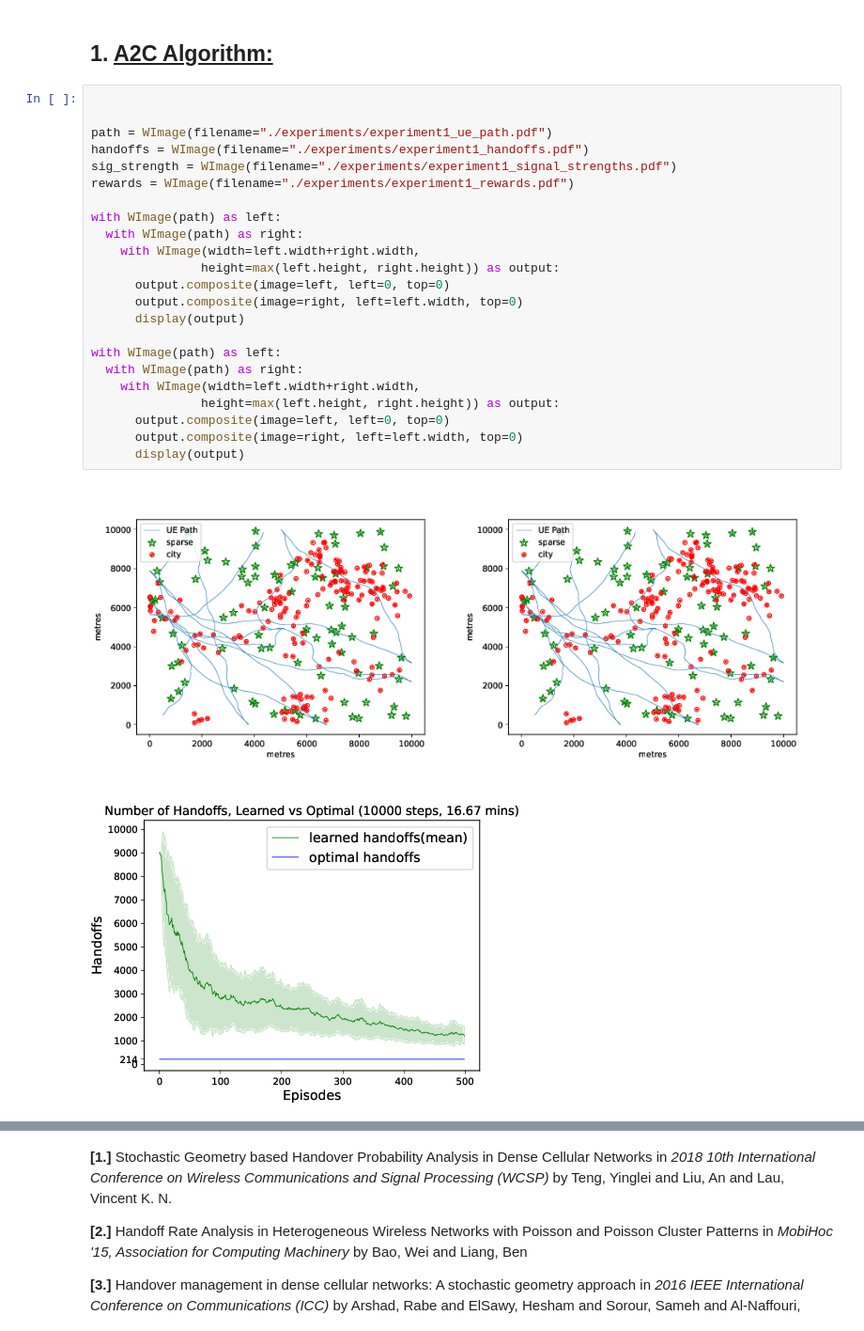
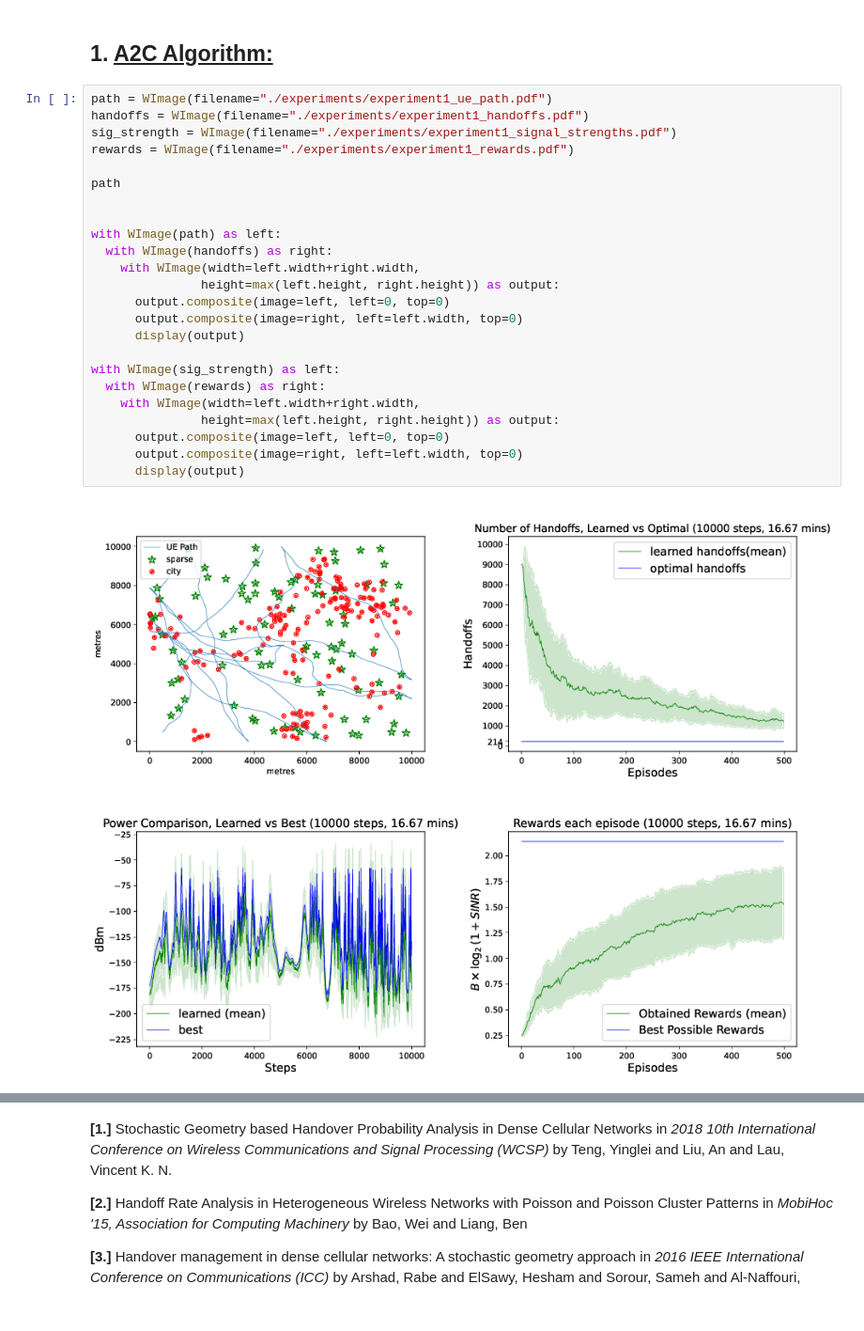
Before and after one commit to rbccps-iisc/theoretical_net_opt, a Jupyter notebook: empirical_results.ipynb, the cells around one changed output, grey strips where cells are left out. Shown at 94% size. Cells and saved outputs as stored; diff of their text form.

```diff
--- a/empirical_results.ipynb
+++ b/empirical_results.ipynb
@@ -51,28 +57,29 @@ The RL learning algorithms we specifically focus on are:
 # %% [markdown]
 ##  1. <u> A2C Algorithm: </u>
 # %%
-
-
 path = WImage(filename="./experiments/experiment1_ue_path.pdf")
 handoffs = WImage(filename="./experiments/experiment1_handoffs.pdf")
 sig_strength = WImage(filename="./experiments/experiment1_signal_strengths.pdf")
 rewards = WImage(filename="./experiments/experiment1_rewards.pdf")
 
+path
+
+
 with WImage(path) as left:
-  with WImage(path) as right:
+  with WImage(handoffs) as right:
     with WImage(width=left.width+right.width,
                height=max(left.height, right.height)) as output:
       output.composite(image=left, left=0, top=0)
       output.composite(image=right, left=left.width, top=0)
       display(output)
 
-with WImage(path) as left:
-  with WImage(path) as right:
+with WImage(sig_strength) as left:
+  with WImage(rewards) as right:
     with WImage(width=left.width+right.width,
                height=max(left.height, right.height)) as output:
       output.composite(image=left, left=0, top=0)
       output.composite(image=right, left=left.width, top=0)
       display(output)
 # %% [output]
-[figure, old version]
+[figure, new version]
-[figure, old version]
+[figure, new version]
```
Also changed, not shown: parts of 2 cells of this notebook.
